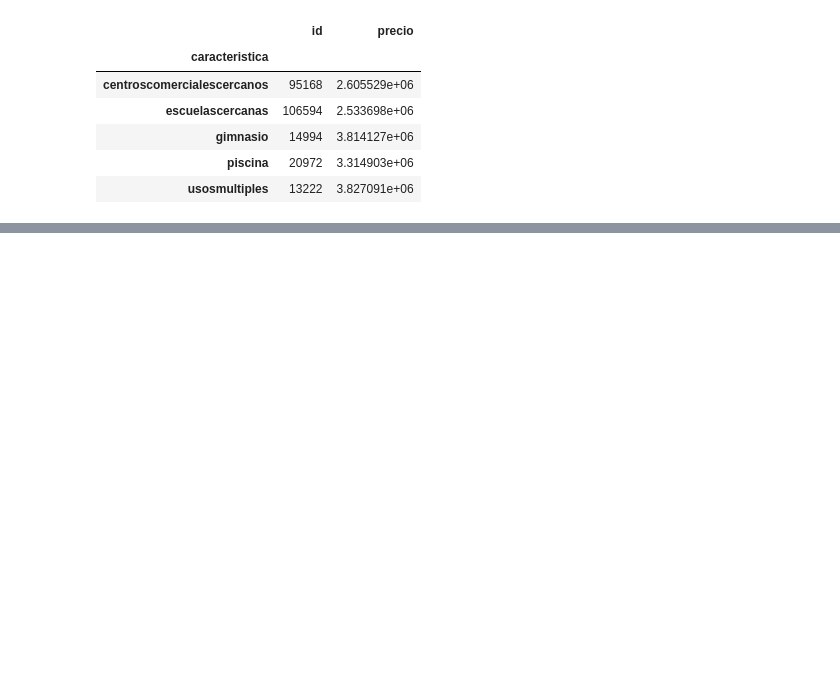
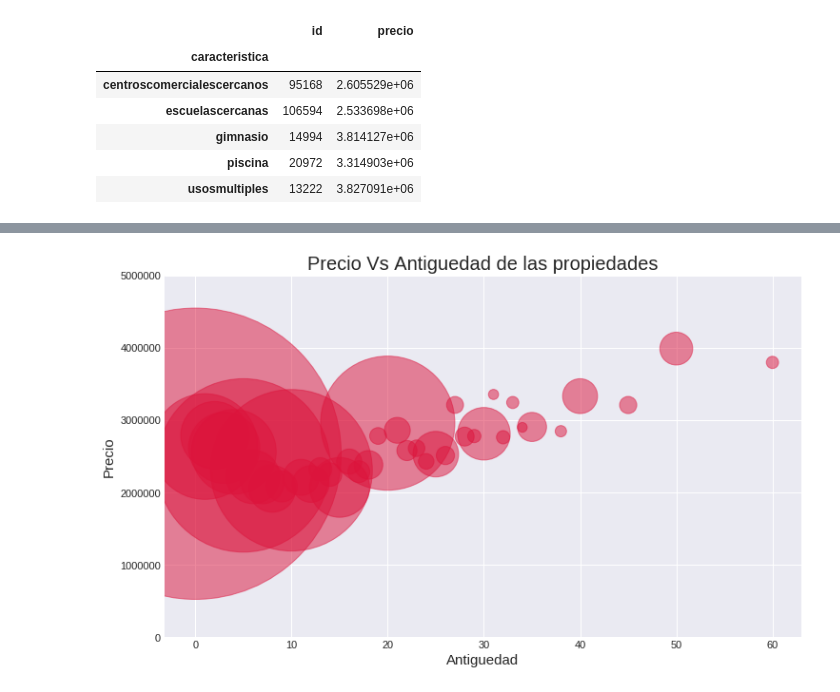
Before and after one commit to luctiz/Grupo43-TP1, a Jupyter notebook: AnalisisSobrePrecio.ipynb, the cells around one changed output, grey strips where cells are left out. Cells and saved outputs as stored; diff of their text form; code cells hidden in the pictures; blank space fills up the shorter version.

```diff
--- a/AnalisisSobrePrecio.ipynb
+++ b/AnalisisSobrePrecio.ipynb
@@ -262,0 +282,3 @@ Text(0.5,0,'Cantidad de Publicaciones')
+# %%
+precio_antiguedad = df[['precio', 'antiguedad', 'id']].loc[~(df.antiguedad.isnull())].groupby('antiguedad').agg({'precio': 'mean', 'id':'count'}).reset_index()
+precio_antiguedad.head()
@@ -262,0 +292,14 @@ Text(0.5,0,'Cantidad de Publicaciones')
+# %%
+#Voy a filtrar las antiguedades que contengan menos de 100 publicaciones, así evitamos a la "ecuación más peligros del mundo"
+precio_antiguedad = precio_antiguedad.loc[precio_antiguedad.id >= 100]
+# %%
+plt.figure(figsize = (12,7))
+plt.style.use('seaborn-darkgrid')
+plt.scatter(precio_antiguedad['antiguedad'], precio_antiguedad['precio'], s = precio_antiguedad['id'], color = 'crimson', alpha = 0.5)
+plt.xlabel('Antiguedad', fontsize = 15)
+plt.ylabel('Precio', fontsize = 15)
+plt.ylim(0,5000000)
+plt.title('Precio Vs Antiguedad de las propiedades', fontsize = 20)
+plt.show()
+# %% [output]
+[figure, added]
```
Also changed, not shown: parts of 7 cells of this notebook, 1 other file.
